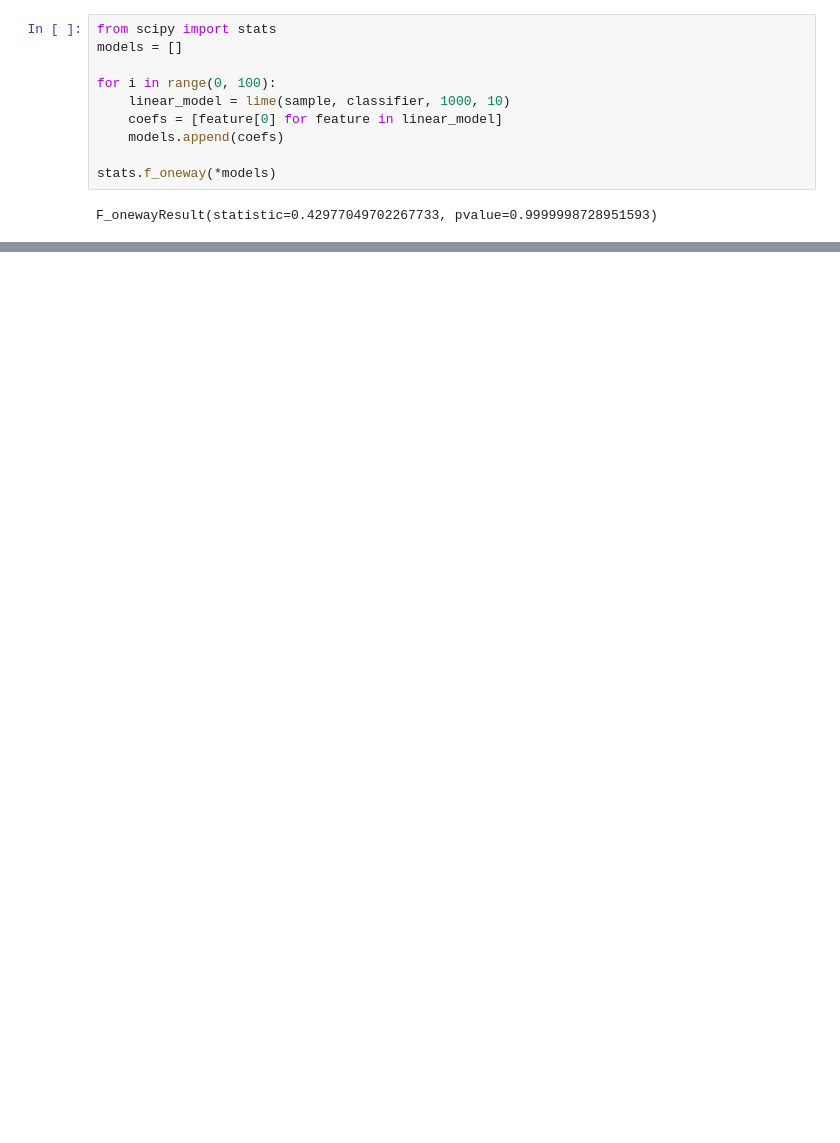
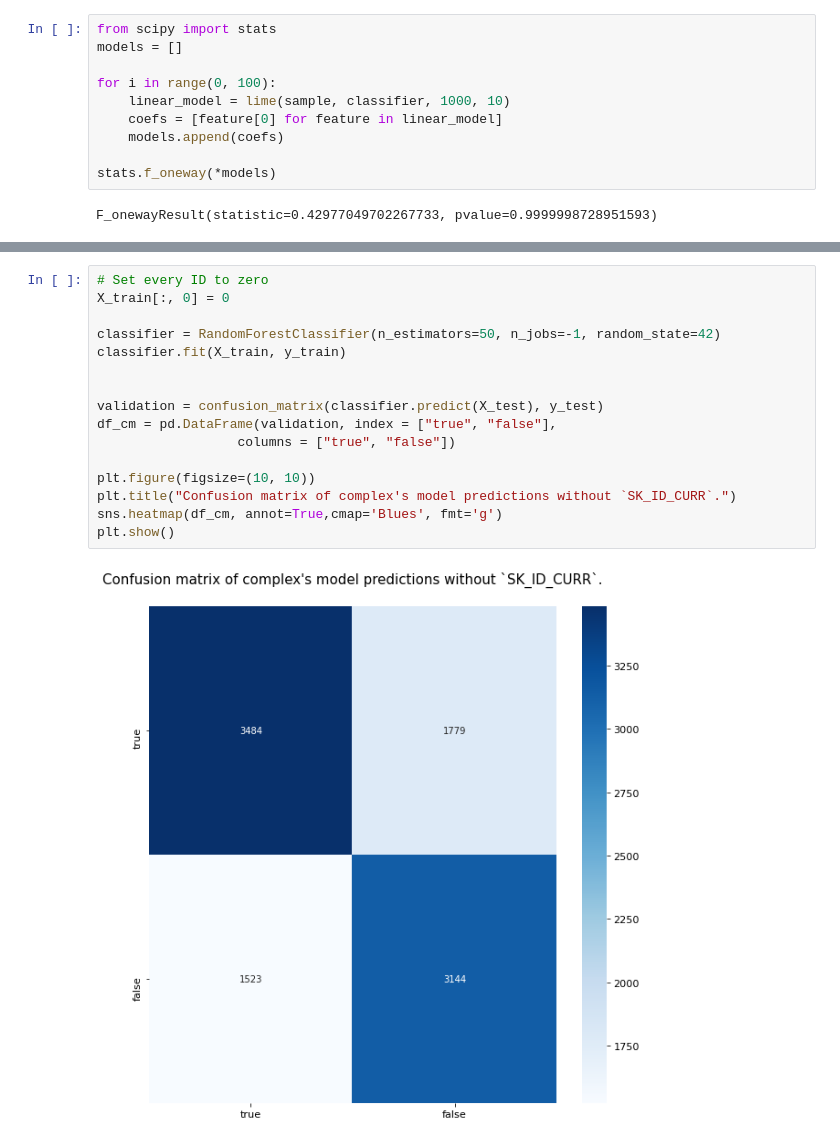
Before and after one commit to longmakesstuff/LIME, a Jupyter notebook: Explain Random Forrest.ipynb, the cells around one changed output, grey strips where cells are left out. Cells and saved outputs as stored; diff of their text form; blank space fills up the shorter version.

```diff
--- a/Explain Random Forrest.ipynb
+++ b/Explain Random Forrest.ipynb
@@ -159,0 +225,18 @@ F_onewayResult(statistic=0.42977049702267733, pvalue=0.9999998728951593)
+# %%
+# Set every ID to zero
+X_train[:, 0] = 0
+
+classifier = RandomForestClassifier(n_estimators=50, n_jobs=-1, random_state=42)
+classifier.fit(X_train, y_train)
+
+
+validation = confusion_matrix(classifier.predict(X_test), y_test)
+df_cm = pd.DataFrame(validation, index = ["true", "false"],
+                  columns = ["true", "false"])
+
+plt.figure(figsize=(10, 10))
+plt.title("Confusion matrix of complex's model predictions without `SK_ID_CURR`.")
+sns.heatmap(df_cm, annot=True,cmap='Blues', fmt='g')
+plt.show()
+# %% [output]
+[figure, added]
```
Also changed, not shown: parts of 12 cells of this notebook, 11 other files.
